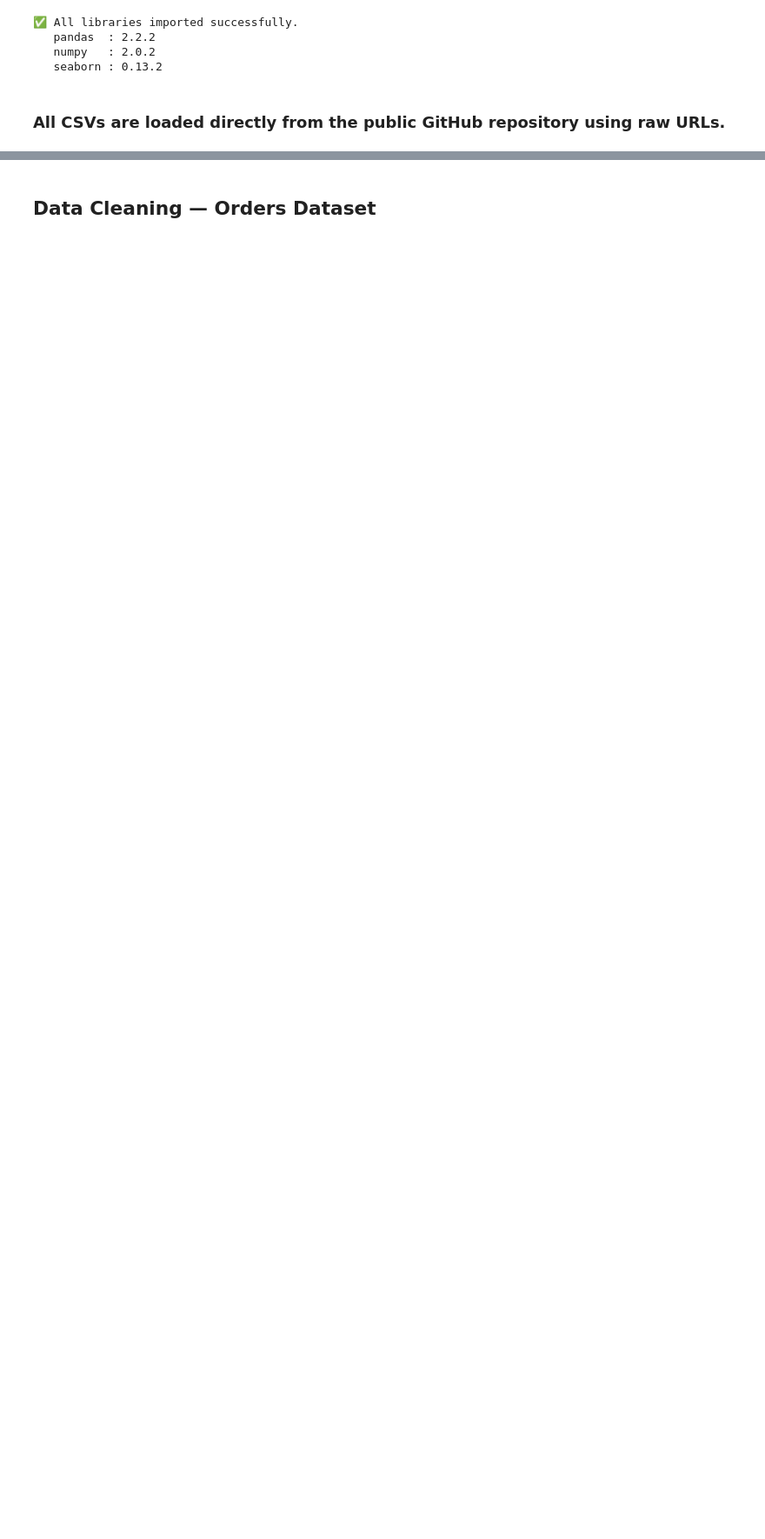
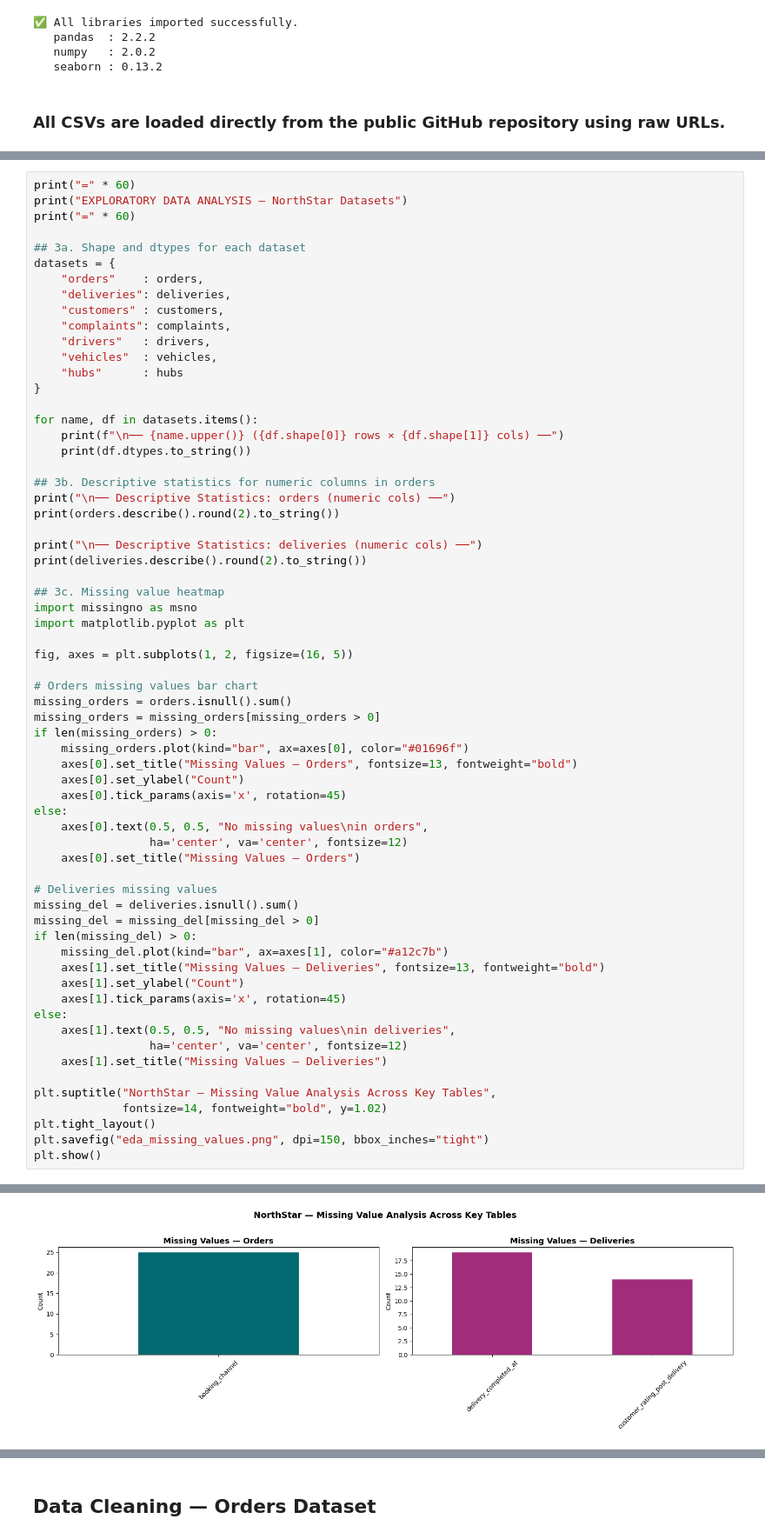
Before and after one commit to sxdattt/NorthStar-Urban-Mobility-Analytics, a Jupyter notebook: notebooks/Python_Analytics.ipynb, the cells around one changed output, grey strips where cells are left out. Shown at 87% size. Cells and saved outputs as stored; diff of their text form; blank space fills up the shorter version.

```diff
--- a/notebooks/Python_Analytics.ipynb
+++ b/notebooks/Python_Analytics.ipynb
@@ -78,0 +81,65 @@ print("\n All datasets loaded.")
+# %%
+print("=" * 60)
+print("EXPLORATORY DATA ANALYSIS — NorthStar Datasets")
+print("=" * 60)
+
+## 3a. Shape and dtypes for each dataset
+datasets = {
+    "orders"    : orders,
+    "deliveries": deliveries,
+    "customers" : customers,
+    "complaints": complaints,
+    "drivers"   : drivers,
+    "vehicles"  : vehicles,
+    "hubs"      : hubs
+}
+
+for name, df in datasets.items():
+    print(f"\n── {name.upper()} ({df.shape[0]} rows × {df.shape[1]} cols) ──")
+    print(df.dtypes.to_string())
+
+## 3b. Descriptive statistics for numeric columns in orders
+print("\n── Descriptive Statistics: orders (numeric cols) ──")
+print(orders.describe().round(2).to_string())
+
+print("\n── Descriptive Statistics: deliveries (numeric cols) ──")
+print(deliveries.describe().round(2).to_string())
+
+## 3c. Missing value heatmap
+import missingno as msno
+import matplotlib.pyplot as plt
+
+fig, axes = plt.subplots(1, 2, figsize=(16, 5))
+
+# Orders missing values bar chart
+missing_orders = orders.isnull().sum()
+missing_orders = missing_orders[missing_orders > 0]
+if len(missing_orders) > 0:
+    missing_orders.plot(kind="bar", ax=axes[0], color="#01696f")
+    axes[0].set_title("Missing Values — Orders", fontsize=13, fontweight="bold")
+    axes[0].set_ylabel("Count")
+    axes[0].tick_params(axis='x', rotation=45)
+else:
+    axes[0].text(0.5, 0.5, "No missing values\nin orders",
+                 ha='center', va='center', fontsize=12)
+    axes[0].set_title("Missing Values — Orders")
+
+# Deliveries missing values
+missing_del = deliveries.isnull().sum()
+missing_del = missing_del[missing_del > 0]
+if len(missing_del) > 0:
+    missing_del.plot(kind="bar", ax=axes[1], color="#a12c7b")
+    axes[1].set_title("Missing Values — Deliveries", fontsize=13, fontweight="bold")
+    axes[1].set_ylabel("Count")
+    axes[1].tick_params(axis='x', rotation=45)
+else:
+    axes[1].text(0.5, 0.5, "No missing values\nin deliveries",
+                 ha='center', va='center', fontsize=12)
+    axes[1].set_title("Missing Values — Deliveries")
+
+plt.suptitle("NorthStar — Missing Value Analysis Across Key Tables",
+             fontsize=14, fontweight="bold", y=1.02)
+plt.tight_layout()
+plt.savefig("eda_missing_values.png", dpi=150, bbox_inches="tight")
+plt.show()
+# %% [output]
@@ -78,0 +163 @@ print("\n All datasets loaded.")
+[figure, added]
```
Also changed, not shown: parts of 10 cells of this notebook.
